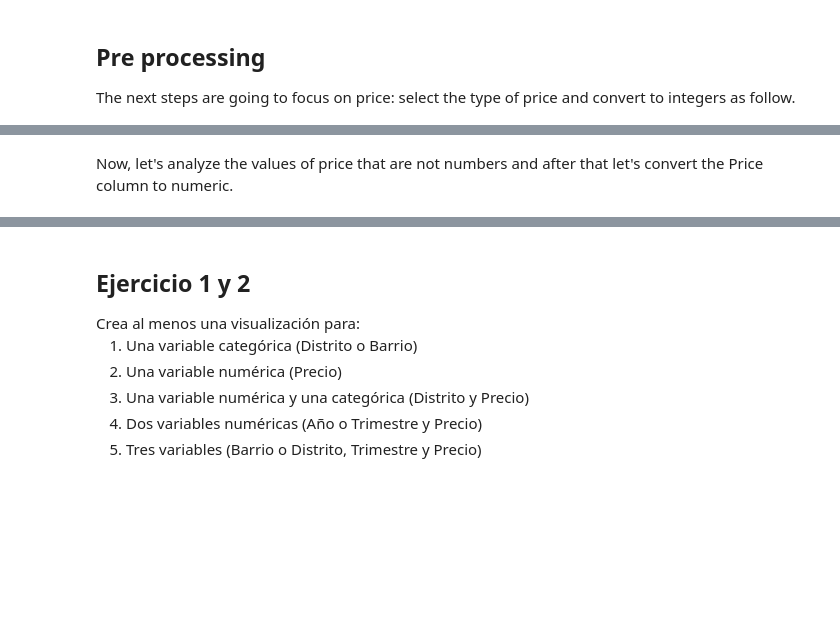
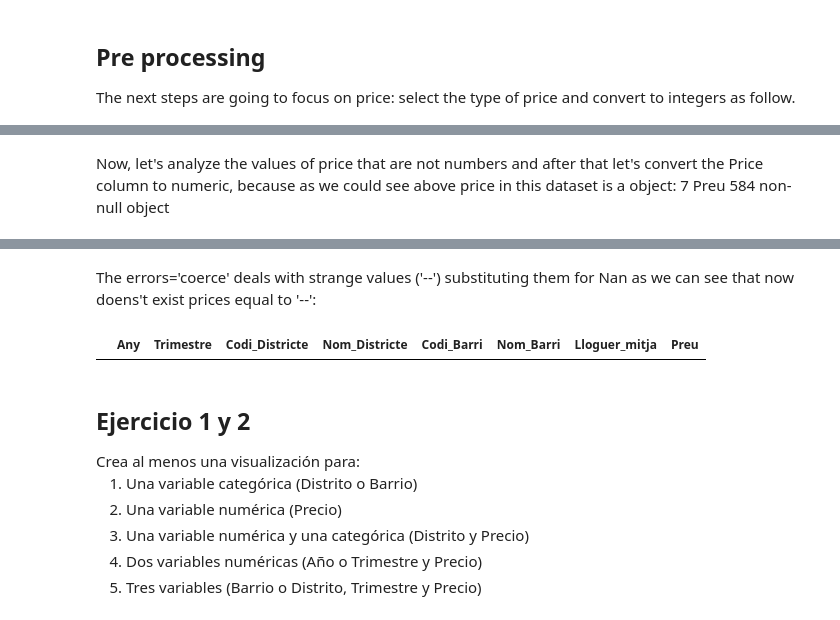
Before and after one commit to dfneto/itacademy, a Jupyter notebook: sprint4_visualization/task1.ipynb, the cells around one changed output, grey strips where cells are left out. Drawn from its saved outputs; the diff is of its cells as text; code cells hidden in the pictures; blank space fills up the shorter version.

Commit message:
explaining price

```diff
--- a/sprint4_visualization/task1.ipynb
+++ b/sprint4_visualization/task1.ipynb
@@ -32,7 +41,7 @@ We are going to work just with the rental prices and not with the square feet pr
 # %%
 df = df[df["Lloguer_mitja"] == "Lloguer mitjà mensual (Euros/mes)"]
 # %% [markdown]
-Now, let's analyze the values of price that are not numbers and after that let's convert the Price column to numeric.
+Now, let's analyze the values of price that are not numbers and after that let's convert the Price column to numeric, because as we could see above price in this dataset is a object: 7   Preu            584 non-null    object
 # %%
 df[df['Preu'] == '--'].head()
 # %% [output]
@@ -53,6 +62,12 @@ df[df['Preu'].isna()].head()
 | 46 | 2021 | 1 | 8 | Nou Barris | 47 | Can Peguera | Lloguer mitjà mensual (Euros/mes) | NaN |
 | 53 | 2021 | 1 | 8 | Nou Barris | 54 | Torre Baró | Lloguer mitjà mensual (Euros/mes) | NaN |
 | 55 | 2021 | 1 | 8 | Nou Barris | 56 | Vallbona | Lloguer mitjà mensual (Euros/mes) | NaN |
+# %% [markdown]
+The errors='coerce' deals with strange values ('--') substituting them for Nan as we can see that now doens't exist prices equal to '--':
+# %%
+df[df['Preu'] == '--'].head()
+# %% [output]
+|  | Any | Trimestre | Codi_Districte | Nom_Districte | Codi_Barri | Nom_Barri | Lloguer_mitja | Preu |
 # %% [markdown]
 <h2>Ejercicio 1 y 2</h2>
 Crea al menos una visualización para: <br>
```
Also changed, not shown: parts of 3 cells of this notebook.
